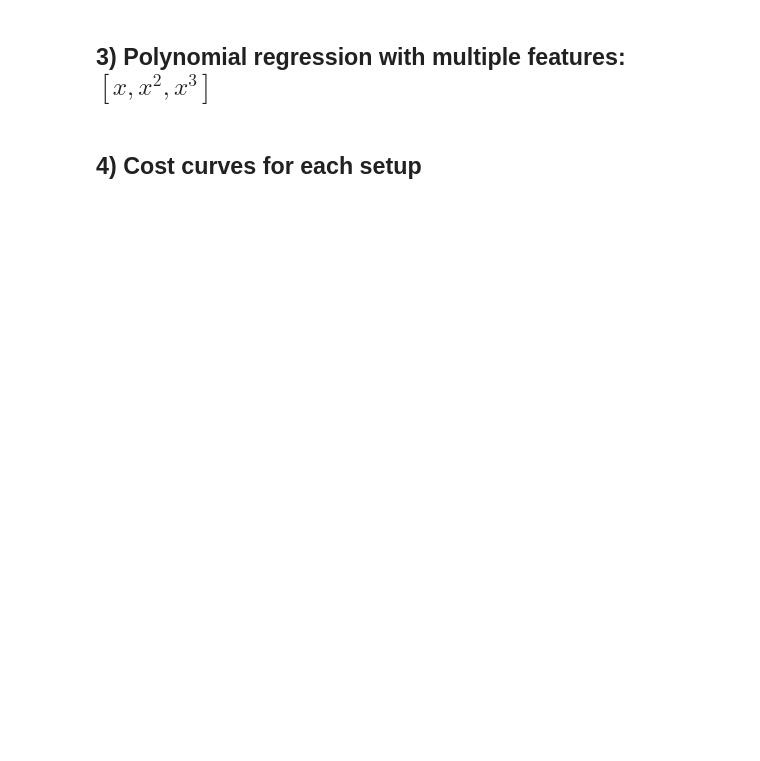
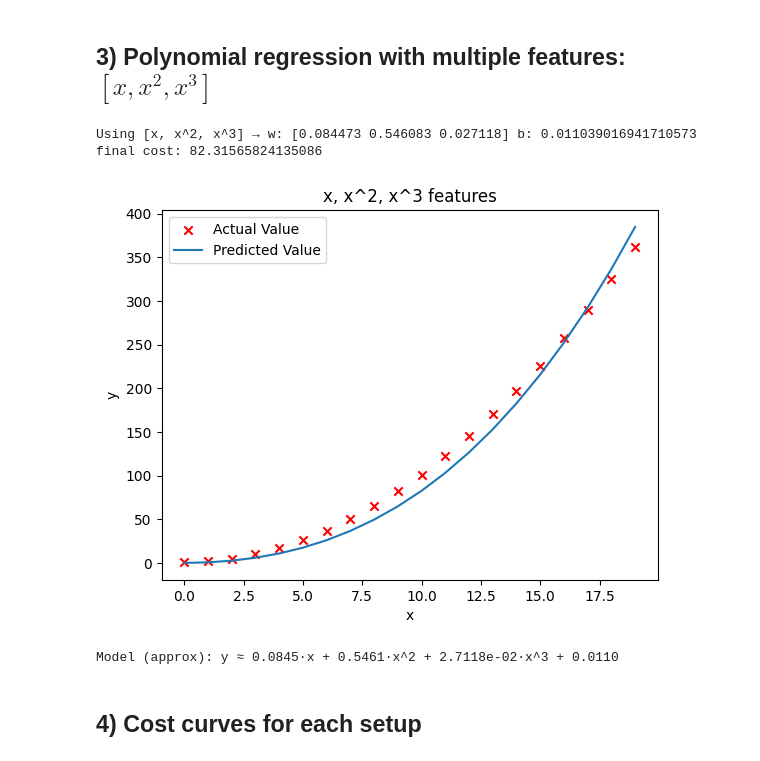
Before and after one commit to asupraja3/ml-ng-notebooks, a Jupyter notebook: FeatureEngineering_and_PolynomialRegression.ipynb, the cells around one changed output. Saved outputs shown, nothing was run; the diff lists cells and outputs as text; code cells hidden in the pictures; blank space fills up the shorter version.

```diff
--- a/FeatureEngineering_and_PolynomialRegression.ipynb
+++ b/FeatureEngineering_and_PolynomialRegression.ipynb
@@ -99,21 +197,40 @@ plt.xlabel("x"); plt.ylabel("y"); plt.title("Added x^2 feature"); plt.legend();
 # %% [markdown]
 ## 3) Polynomial regression with multiple features: $[x, x^2, x^3]$
 # %%
+# Create multiple polynomial features:
+#  - Column 1: x       (linear term)
+#  - Column 2: x^2     (quadratic term)
+#  - Column 3: x^3     (cubic term)
+# Resulting shape: (number_of_samples, 3)
+X = np.c_[x_lin, x**2, x**3] #concatenate these arrays as columns to make one 2-D feature matrix.
 
-# Engineer multiple polynomial features
-X = np.c_[x_lin, x**2, x**3]  # shape (m, 3)
-
+# Run gradient descent:
+# - Very small learning rate (alpha=1e-7) because higher powers of x
+#   create large values, which can make gradient steps too large
+# - Many iterations (10,000) to ensure convergence
 w3, b3, J_hist3, _ = gradient_descent(X, y, alpha=1e-7, iters=10_000)
 
+# Show learned parameters and final cost
 print("Using [x, x^2, x^3] → w:", w3, "b:", b3, " final cost:", J_hist3[-1])
 
-plt.scatter(x, y, marker='x', c='r', label="Actual Value")
-plt.plot(x, X @ w3 + b3, label="Predicted Value")
-plt.xlabel("x"); plt.ylabel("y"); plt.title("x, x^2, x^3 features"); plt.legend(); plt.show()
+# Plot actual vs predicted values
+plt.scatter(x, y, marker='x', c='r', label="Actual Value")  # Red 'x' = real data
+plt.plot(x, X @ w3 + b3, label="Predicted Value")           # Model predictions
+plt.xlabel("x")
+plt.ylabel("y")
+plt.title("x, x^2, x^3 features")
+plt.legend()
+plt.show()
 
-# Display polynomial fit explicitly
+# Display polynomial fit in equation form
 print("\nModel (approx): y ≈ "
       f"{w3[0]:.4f}·x + {w3[1]:.4f}·x^2 + {w3[2]:.4e}·x^3 + {b3:.4f}")
+
+# Plot: The fit is still good, but not perfect — the line slightly overshoots in places.
+# %% [output]
+Using [x, x^2, x^3] → w: [0.084473 0.546083 0.027118] b: 0.011039016941710573  final cost: 82.31565824135086
+[figure, added]
+Model (approx): y ≈ 0.0845·x + 0.5461·x^2 + 2.7118e-02·x^3 + 0.0110
 # %% [markdown]
 ## 4) Cost curves for each setup
 # %%
```
Also changed, not shown: parts of 6 cells of this notebook.
